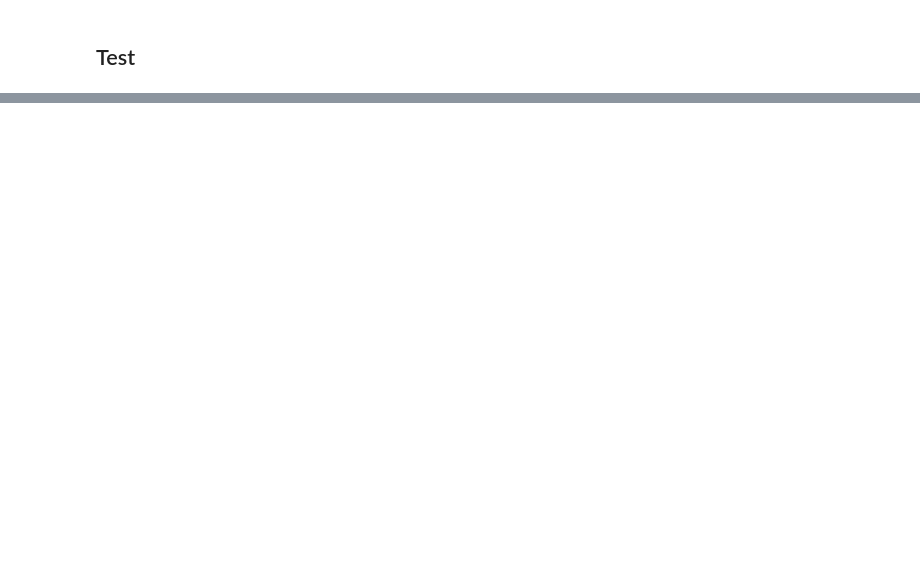
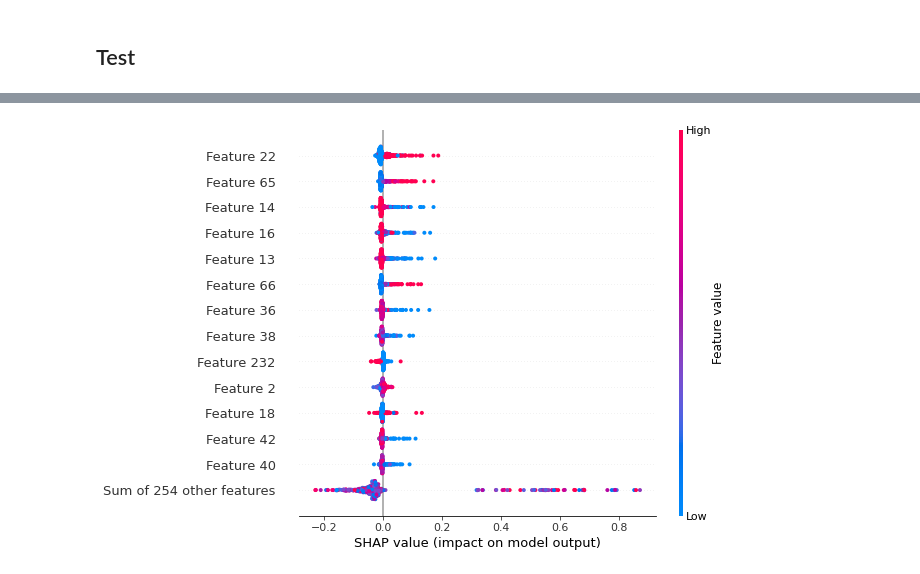
Before and after one commit to EladBil/DS-Squad-Project, a Jupyter notebook: Model/ModelNotebook.ipynb, the cells around one changed output, grey strips where cells are left out. Drawn from its saved outputs; the diff is of its cells as text; code cells hidden in the pictures; blank space fills up the shorter version.

```diff
--- a/Model/ModelNotebook.ipynb
+++ b/Model/ModelNotebook.ipynb
@@ -231,0 +264,4 @@ pred_results
+# %%
+shap.plots.beeswarm(shap_values_500, max_display=14)
+# %% [output]
+[figure, added]
```
Also changed, not shown: parts of 27 cells of this notebook.
